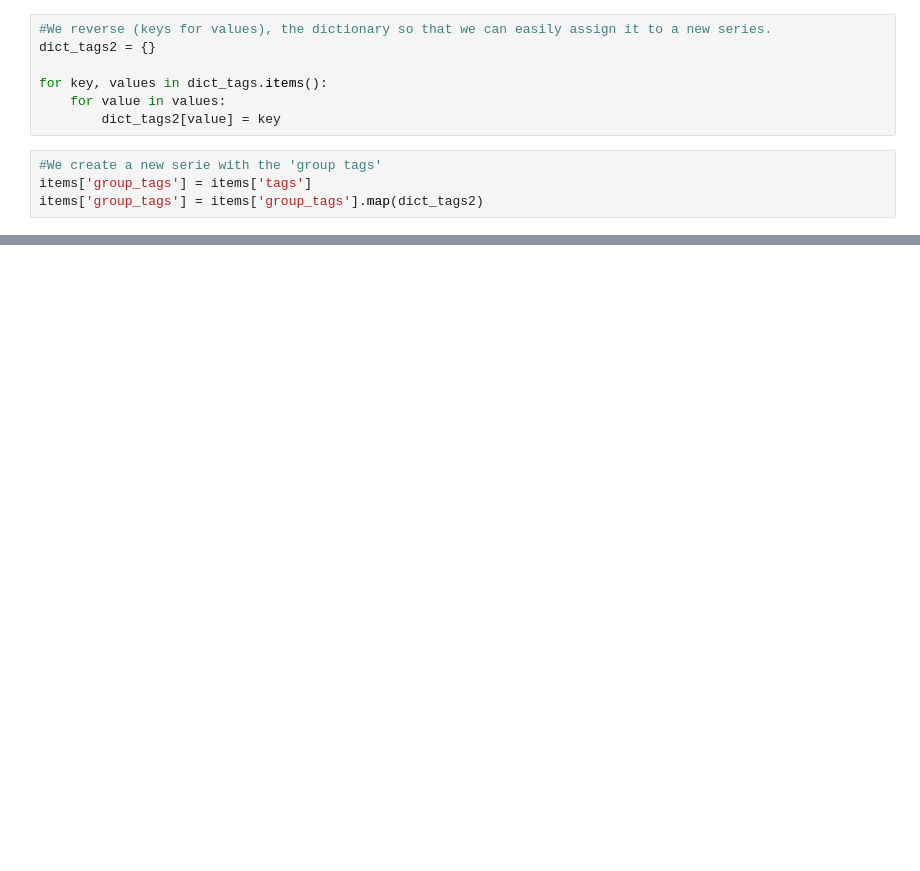
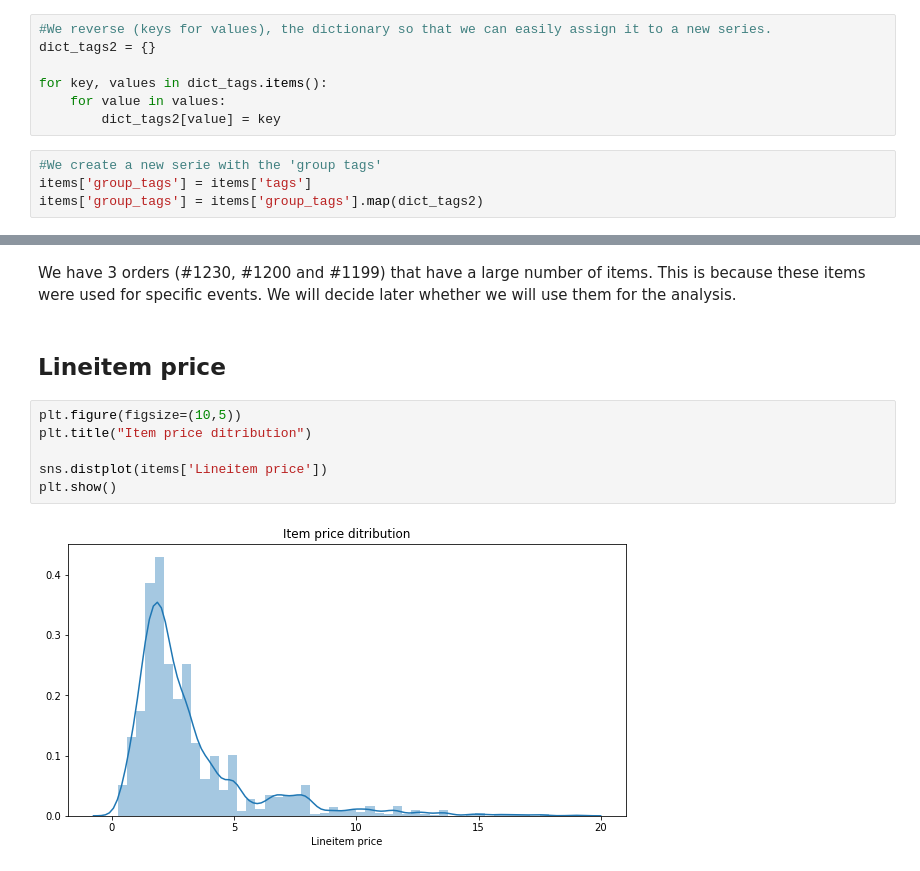
Before and after one commit to adriaferrer/Vimet, a Jupyter notebook: 02. Descriptive statistics/Descriptive_stats_items.ipynb, the cells around one changed output, grey strips where cells are left out. Drawn from its saved outputs; the diff is of its cells as text; blank space fills up the shorter version.

```diff
--- a/02. Descriptive statistics/Descriptive_stats_items.ipynb
+++ b/02. Descriptive statistics/Descriptive_stats_items.ipynb
@@ -93,0 +138,12 @@ items['group_tags'] = items['group_tags'].map(dict_tags2)
+# %% [markdown]
+We have 3 orders (#1230, #1200 and #1199) that have a large number of items. This is because these items were used for specific events. We will decide later whether we will use them for the analysis.
+# %% [markdown]
+## Lineitem price
+# %%
+plt.figure(figsize=(10,5))
+plt.title("Item price ditribution")
+
+sns.distplot(items['Lineitem price'])
+plt.show()
+# %% [output]
+[figure, added]
```
Also changed, not shown: parts of 37 cells of this notebook.
